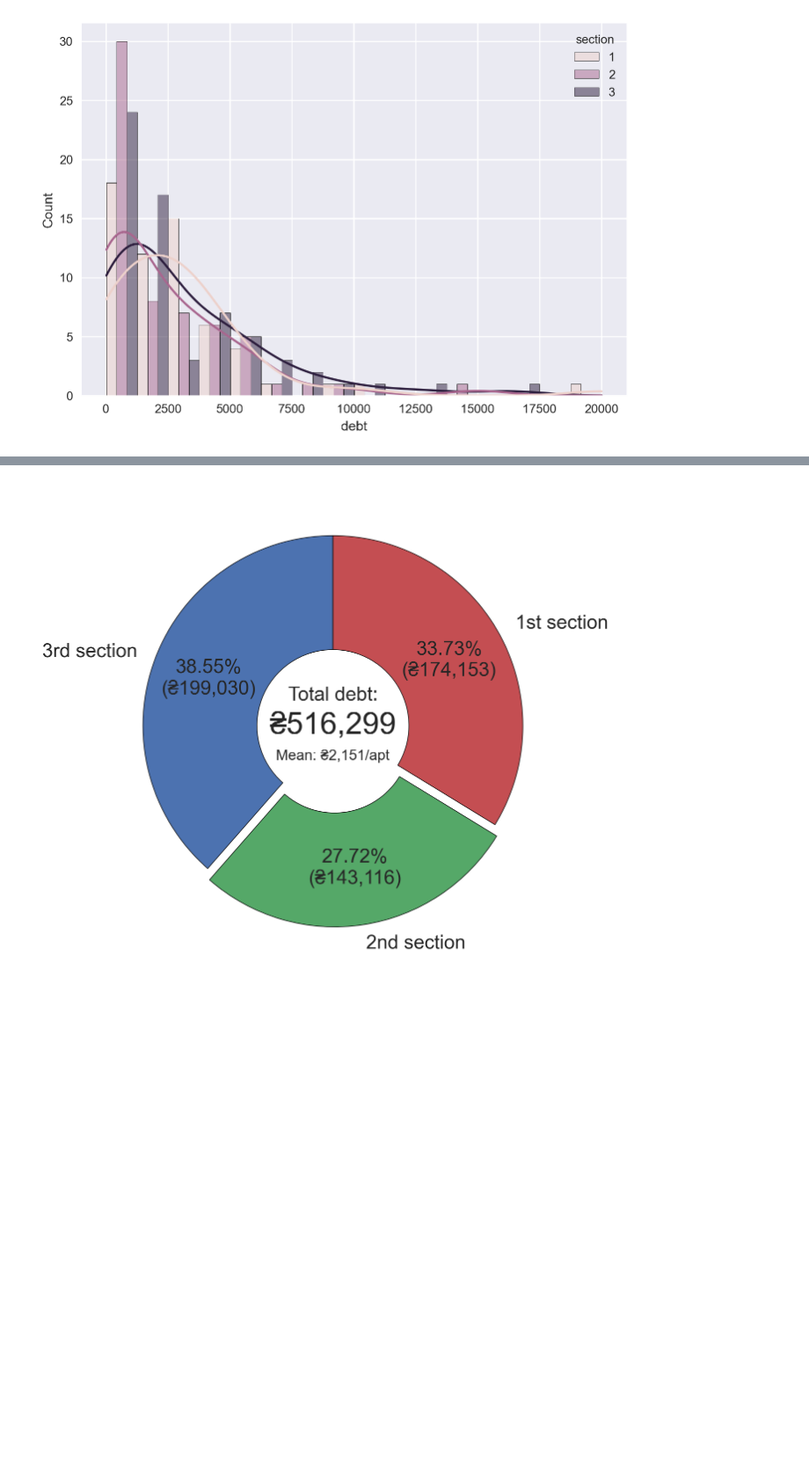
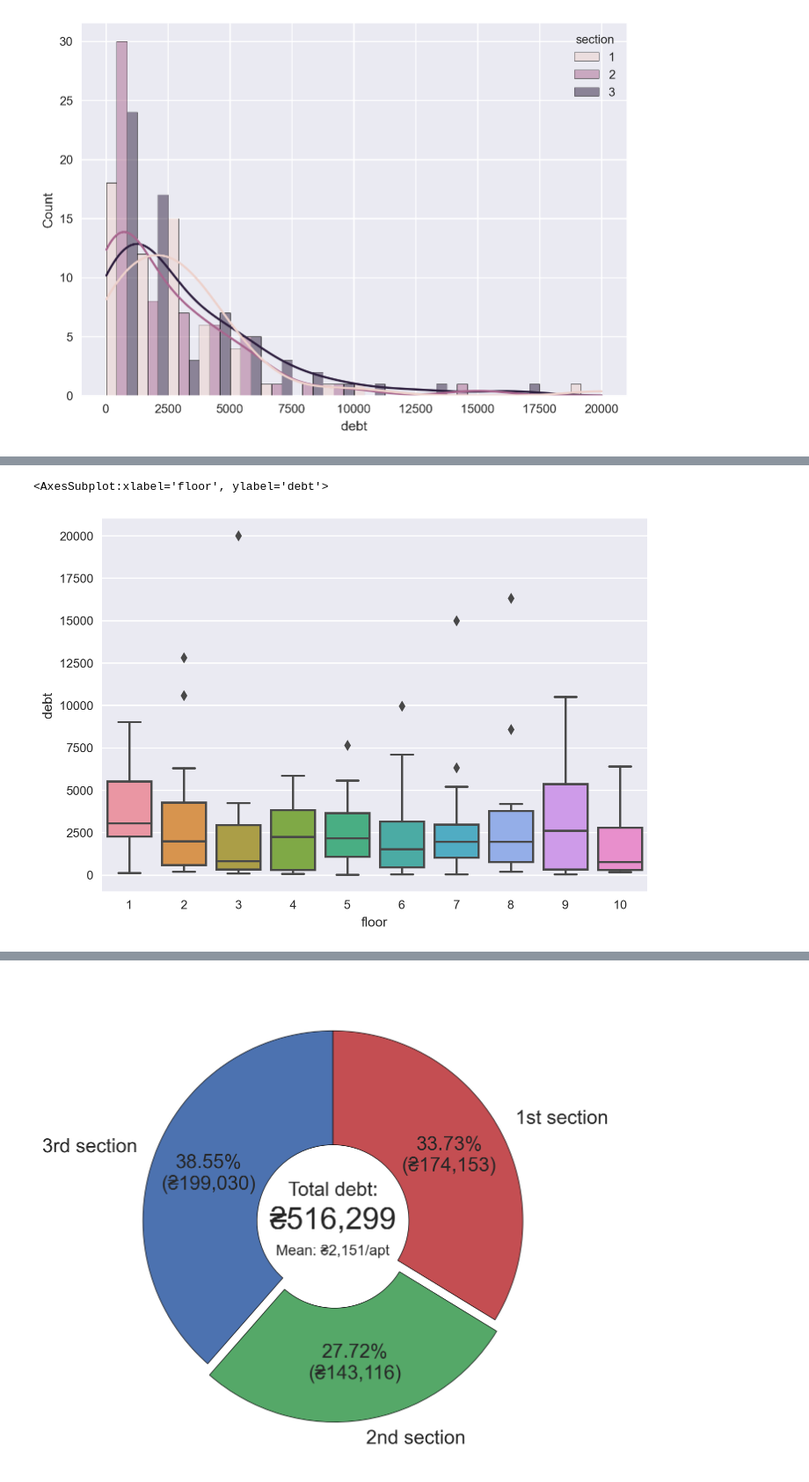
Before and after one commit to SlavaMelanko/SlavaMelanko, a Jupyter notebook: blog/data-visualization/debts.ipynb, the cells around one changed output, grey strips where cells are left out. Shown at 88% size. Saved outputs shown, nothing was run; the diff lists cells and outputs as text; code cells hidden in the pictures; blank space fills up the shorter version.

```diff
--- a/blog/data-visualization/debts.ipynb
+++ b/blog/data-visualization/debts.ipynb
@@ -125,0 +131,5 @@ sns.histplot(data=debt, x="debt", hue="section", multiple="dodge", kde=True)
+# %%
+sns.boxplot(x="floor", y="debt", data=debt)
+# %% [output]
+<AxesSubplot:xlabel='floor', ylabel='debt'>
+[figure, added]
```
Also changed, not shown: parts of 3 cells of this notebook.
